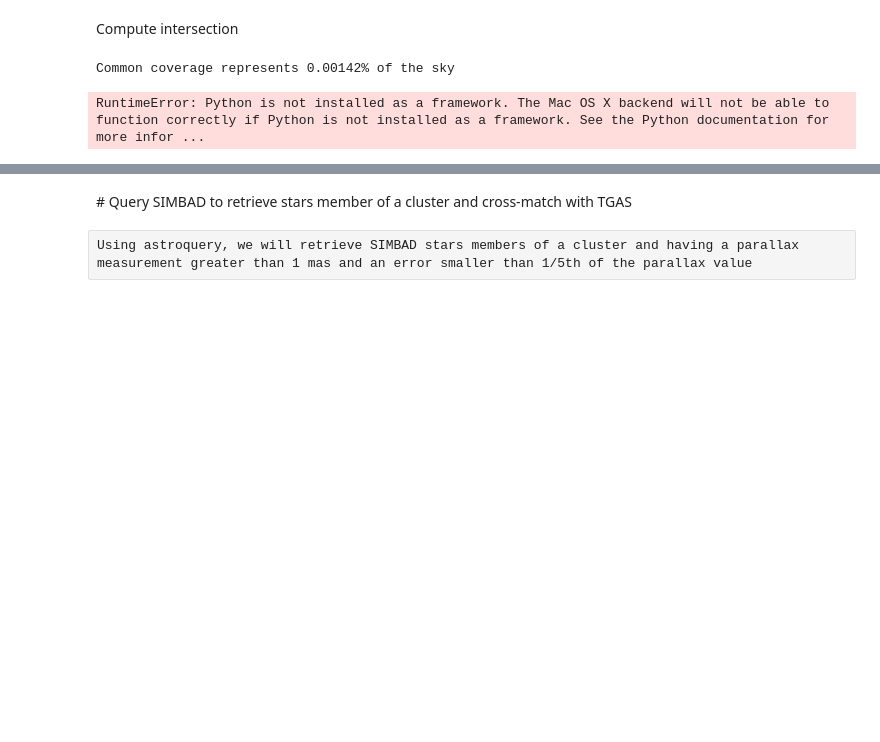
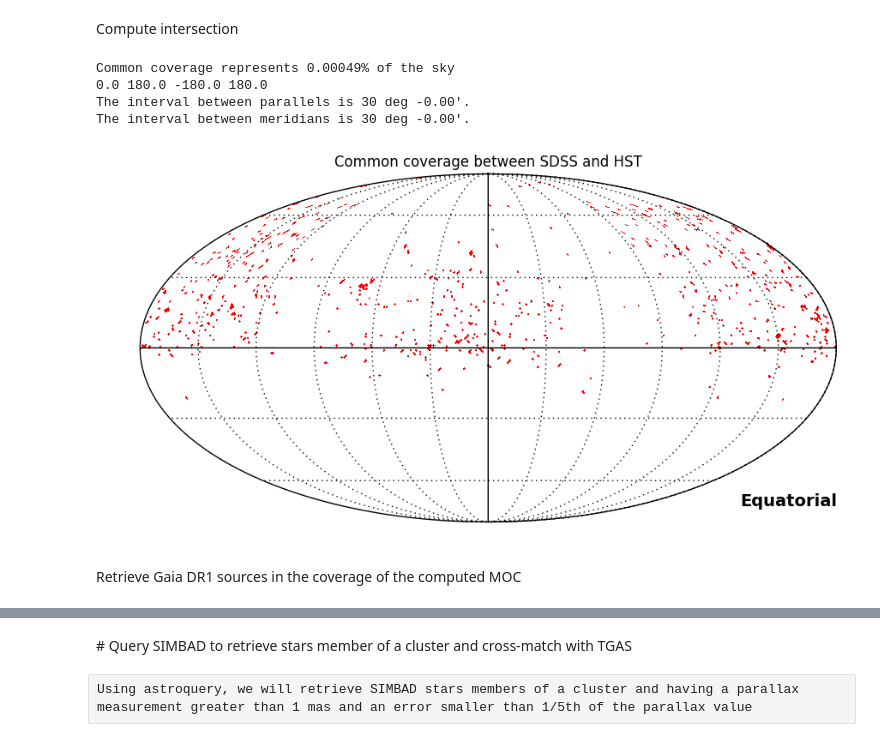
Before and after one commit to tboch/VO-access-GaiaDR1, a Jupyter notebook: notebooks/gaia-cds-services.ipynb, the cells around one changed output, grey strips where cells are left out. Saved outputs shown, nothing was run; the diff lists cells and outputs as text; code cells hidden in the pictures; blank space fills up the shorter version.

```diff
--- a/notebooks/gaia-cds-services.ipynb
+++ b/notebooks/gaia-cds-services.ipynb
@@ -282,7 +343,12 @@ Compute intersection
 # %%
 common_coverage = moc_sdss.intersection(moc_hst)
 print('Common coverage represents %.5f%% of the sky' % (common_coverage.sky_fraction))
-common_coverage.plot()
+common_coverage.degrade_to_order(6).plot('Common coverage between SDSS and HST')
 # %% [output]
-Common coverage represents 0.00142% of the sky
+Common coverage represents 0.00049% of the sky
+0.0 180.0 -180.0 180.0
+The interval between parallels is 30 deg -0.00'.
+The interval between meridians is 30 deg -0.00'.
-RuntimeError: Python is not installed as a framework. The Mac OS X backend will not be able to function correctly if Python is not installed as a framework. See the Python documentation for more infor ...
+[figure, added]
+# %% [markdown]
+Retrieve Gaia DR1 sources in the coverage of the computed MOC
```
Also changed, not shown: parts of 21 cells of this notebook.
